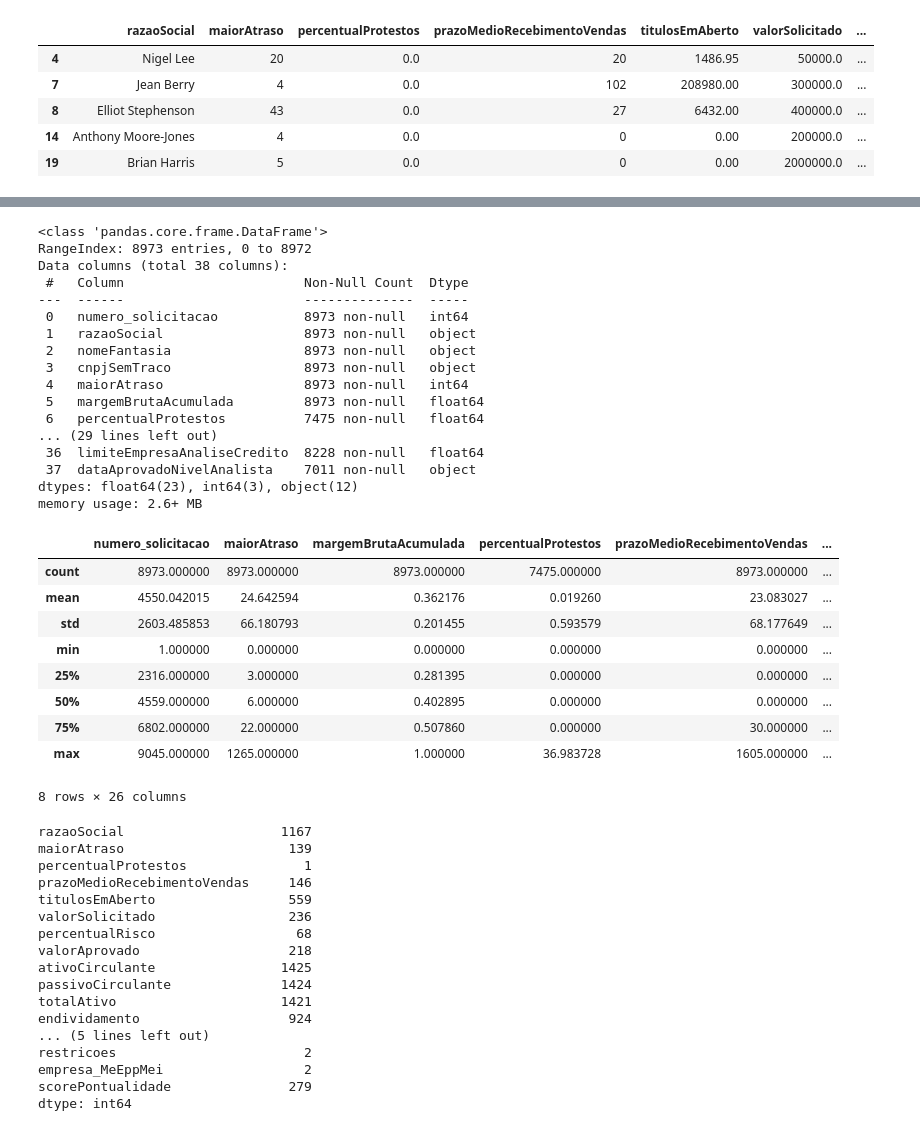
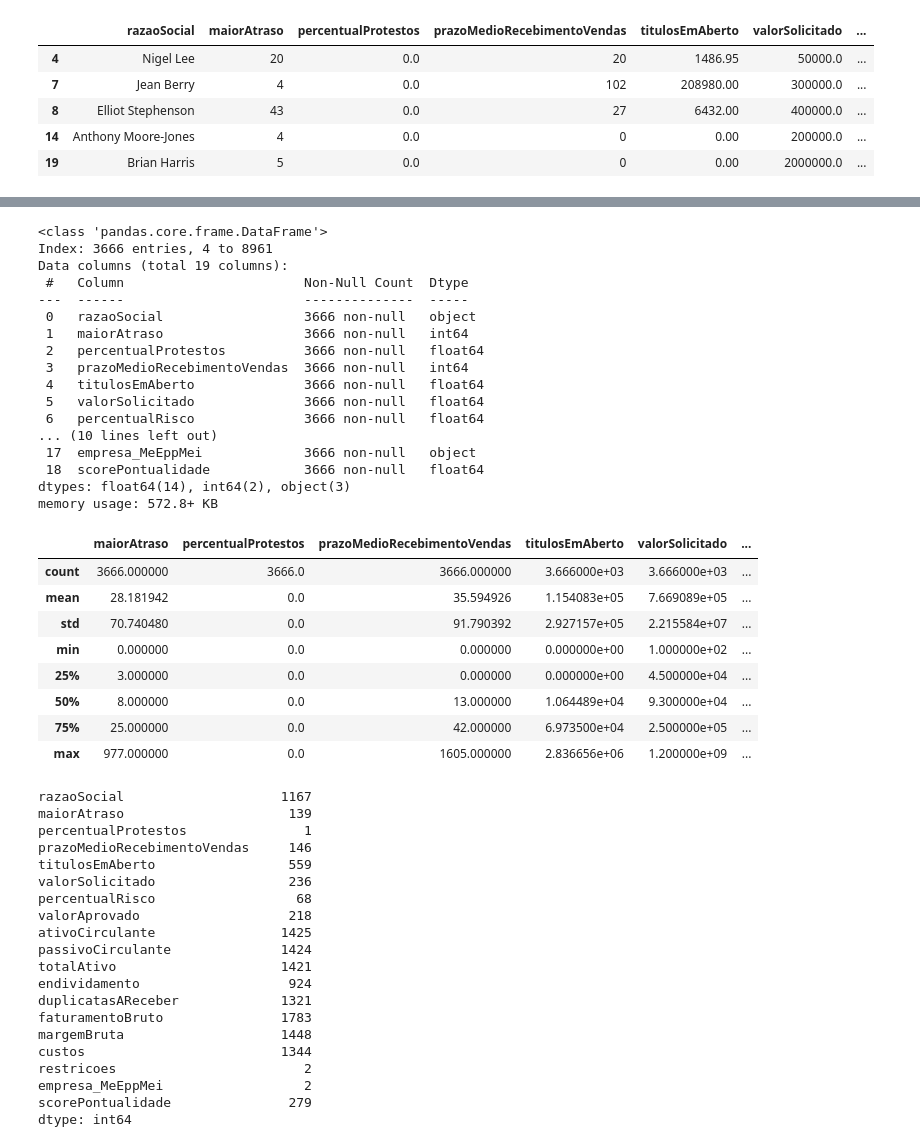
Before and after one commit to Attent1/CP2-IA, a Jupyter notebook: CP2.ipynb, the cells around one changed output, grey strips where cells are left out. Drawn from its saved outputs; the diff is of its cells as text; code cells hidden in the pictures.

```diff
--- a/CP2.ipynb
+++ b/CP2.ipynb
@@ -5,10 +33,12 @@ import pandas as pd
 # %%
 
-url = "solicitacoescredito.csv"
+url = "/content/drive/MyDrive/solicitacoescredito.csv"
 df = pd.read_csv(url)
-df_filtrado = df[['razaoSocial','maiorAtraso', 'percentualProtestos', 'prazoMedioRecebimentoVendas', 'titulosEmAberto', 'valorSolicitado', 'percentualRisco', 'valorAprovado', 'ativoCirculante', 'passivoCirculante', 'totalAtivo', 'endividamento', 'duplicatasAReceber', 'faturamentoBruto', 'margemBruta', 'custos', 'intervaloFundacao', 'restricoes', 'empresa_MeEppMei', 'scorePontualidade']]
+df_sub = df[['razaoSocial','maiorAtraso', 'percentualProtestos', 'prazoMedioRecebimentoVendas', 'titulosEmAberto', 'valorSolicitado', 'percentualRisco', 'valorAprovado', 'ativoCirculante', 'passivoCirculante', 'totalAtivo', 'endividamento', 'duplicatasAReceber', 'faturamentoBruto', 'margemBruta', 'custos', 'restricoes', 'empresa_MeEppMei', 'scorePontualidade']]
+
+# , 'intervaloFundacao'
 # %%
-df_filtrado = df_filtrado.dropna()
+df_filtrado = df_sub.dropna()
 # %%
 df_filtrado.head()
 # %% [output]
@@ -40,37 +73,36 @@ dataAprovadoNivelAnalista      1962
 dtype: int64
 # %%
-df.info()
+df_filtrado.info()
 # %% [output]
 <class 'pandas.core.frame.DataFrame'>
-RangeIndex: 8973 entries, 0 to 8972
-Data columns (total 38 columns):
+Index: 3666 entries, 4 to 8961
+Data columns (total 19 columns):
  #   Column                       Non-Null Count  Dtype
 ---  ------                       --------------  -----
- 0   numero_solicitacao           8973 non-null   int64
- 1   razaoSocial                  8973 non-null   object
- 2   nomeFantasia                 8973 non-null   object
- 3   cnpjSemTraco                 8973 non-null   object
- 4   maiorAtraso                  8973 non-null   int64
- 5   margemBrutaAcumulada         8973 non-null   float64
- 6   percentualProtestos          7475 non-null   float64
-... (29 lines left out)
- 36  limiteEmpresaAnaliseCredito  8228 non-null   float64
- 37  dataAprovadoNivelAnalista    7011 non-null   object
-dtypes: float64(23), int64(3), object(12)
-memory usage: 2.6+ MB
+ 0   razaoSocial                  3666 non-null   object
+ 1   maiorAtraso                  3666 non-null   int64
+ 2   percentualProtestos          3666 non-null   float64
+ 3   prazoMedioRecebimentoVendas  3666 non-null   int64
+ 4   titulosEmAberto              3666 non-null   float64
+ 5   valorSolicitado              3666 non-null   float64
+ 6   percentualRisco              3666 non-null   float64
+... (10 lines left out)
+ 17  empresa_MeEppMei             3666 non-null   object
+ 18  scorePontualidade            3666 non-null   float64
+dtypes: float64(14), int64(2), object(3)
+memory usage: 572.8+ KB
 # %%
-df.describe()
+df_filtrado.describe()
 # %% [output]
-|  | numero_solicitacao | maiorAtraso | margemBrutaAcumulada | percentualProtestos | prazoMedioRecebimentoVendas | ... |
-| count | 8973.000000 | 8973.000000 | 8973.000000 | 7475.000000 | 8973.000000 | ... |
-| mean | 4550.042015 | 24.642594 | 0.362176 | 0.019260 | 23.083027 | ... |
-| std | 2603.485853 | 66.180793 | 0.201455 | 0.593579 | 68.177649 | ... |
-| min | 1.000000 | 0.000000 | 0.000000 | 0.000000 | 0.000000 | ... |
-| 25% | 2316.000000 | 3.000000 | 0.281395 | 0.000000 | 0.000000 | ... |
-| 50% | 4559.000000 | 6.000000 | 0.402895 | 0.000000 | 0.000000 | ... |
-| 75% | 6802.000000 | 22.000000 | 0.507860 | 0.000000 | 30.000000 | ... |
-| max | 9045.000000 | 1265.000000 | 1.000000 | 36.983728 | 1605.000000 | ... |
+|  | maiorAtraso | percentualProtestos | prazoMedioRecebimentoVendas | titulosEmAberto | valorSolicitado | ... |
+| count | 3666.000000 | 3666.0 | 3666.000000 | 3.666000e+03 | 3.666000e+03 | ... |
+| mean | 28.181942 | 0.0 | 35.594926 | 1.154083e+05 | 7.669089e+05 | ... |
+| std | 70.740480 | 0.0 | 91.790392 | 2.927157e+05 | 2.215584e+07 | ... |
+| min | 0.000000 | 0.0 | 0.000000 | 0.000000e+00 | 1.000000e+02 | ... |
+| 25% | 3.000000 | 0.0 | 0.000000 | 0.000000e+00 | 4.500000e+04 | ... |
+| 50% | 8.000000 | 0.0 | 13.000000 | 1.064489e+04 | 9.300000e+04 | ... |
+| 75% | 25.000000 | 0.0 | 42.000000 | 6.973500e+04 | 2.500000e+05 | ... |
+| max | 977.000000 | 0.0 | 1605.000000 | 2.836656e+06 | 1.200000e+09 | ... |
-8 rows × 26 columns
 # %%
 df_filtrado.nunique()
 #df_filtrado.drop_duplicates(inplace=True)
@@ -87,7 +119,10 @@ ativoCirculante                1425
 passivoCirculante              1424
 totalAtivo                     1421
 endividamento                   924
-... (5 lines left out)
+duplicatasAReceber             1321
+faturamentoBruto               1783
+margemBruta                    1448
+custos                         1344
 restricoes                        2
 empresa_MeEppMei                  2
 scorePontualidade               279
```
Also changed, not shown: parts of 18 cells of this notebook.
